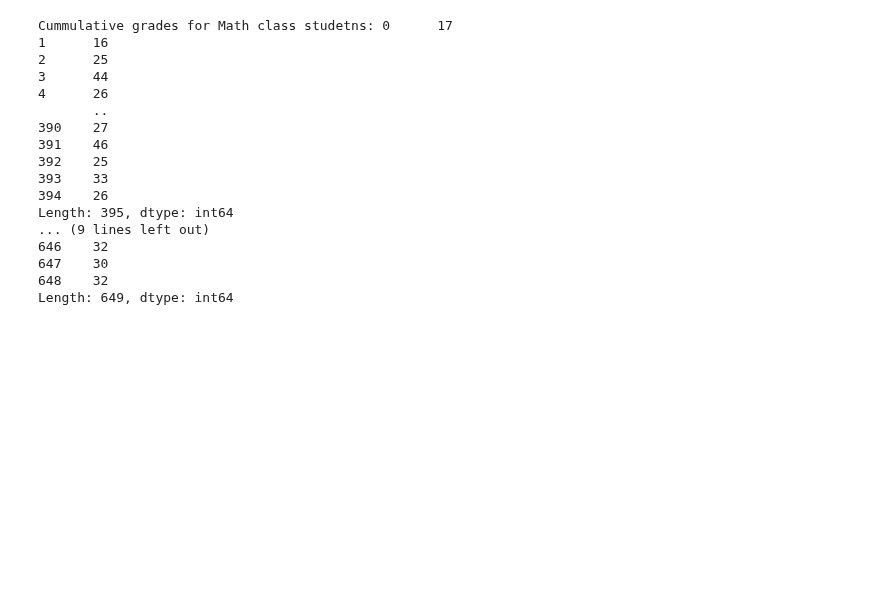
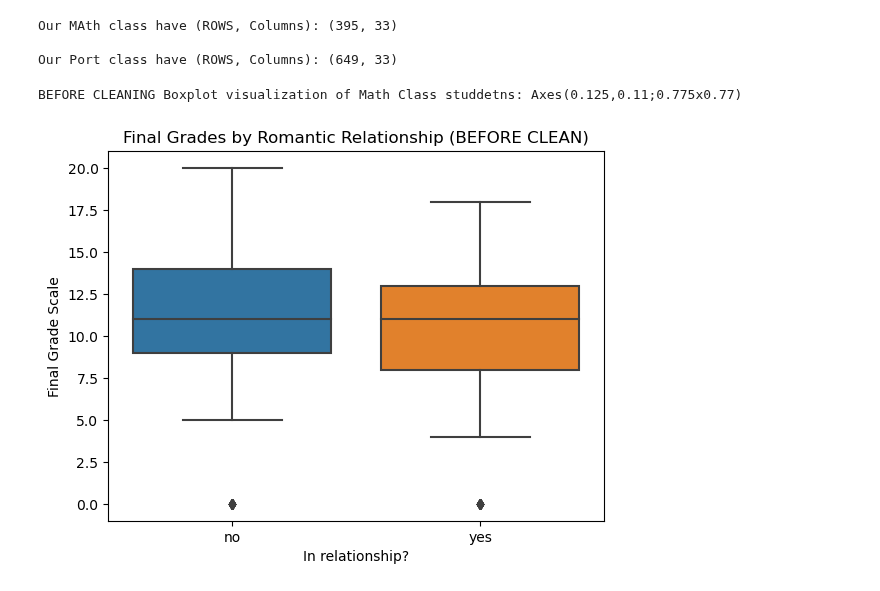
Before and after one commit to cshields164/end-of-phase1-project, a Jupyter notebook: code/02clean.ipynb, the cells around one changed output. Cells and saved outputs as stored; diff of their text form; code cells hidden in the pictures; blank space fills up the shorter version.

Commit message:
outliners idenified

```diff
--- a/code/02clean.ipynb
+++ b/code/02clean.ipynb
@@ -12,27 +12,22 @@ from scipy import stats
 
 df_m = pd.read_csv('../data/student-mat.csv', delimiter=';')
 df_p = pd.read_csv('../data/student-por.csv', delimiter=';')
-# %%
-sum_grades_m = df_m['G1'] + df_m['G2'] + df_m['G3']
-print("Cummulative grades for Math class studetns:", sum_grades_m)
-print(" ")
-sum_grades_p = df_p['G1'] + df_p['G2'] + df_p['G3']
-print("Cummulative grades for Port class studetns:", sum_grades_p)
-# %% [output]
-Cummulative grades for Math class studetns: 0      17
-1      16
-2      25
-3      44
-4      26
-       ..
-390    27
-391    46
-392    25
-393    33
-394    26
-Length: 395, dtype: int64
-... (9 lines left out)
-646    32
-647    30
-648    32
-Length: 649, dtype: int64
+# %%
+#shape of our DFs
+print("Our MAth class have (ROWS, Columns):", df_m.shape)
+print(" ")
+print("Our Port class have (ROWS, Columns):", df_p.shape)
+# %% [output]
+Our MAth class have (ROWS, Columns): (395, 33)
+
+Our Port class have (ROWS, Columns): (649, 33)
+# %%
+#boxplot for visualy identfying the outliners
+boxplot_m = sns.boxplot(data=df_m, x= 'romantic', y='G3')
+plt.xlabel('In relationship?')
+plt.ylabel('Final Grade Scale')
+plt.title('Final Grades by Romantic Relationship (BEFORE CLEAN)')
+print("BEFORE CLEANING Boxplot visualization of Math Class studdetns:", boxplot_m)
+# %% [output]
+BEFORE CLEANING Boxplot visualization of Math Class studdetns: Axes(0.125,0.11;0.775x0.77)
+[figure, added]
```
Also changed, not shown: parts of 6 cells of this notebook.
